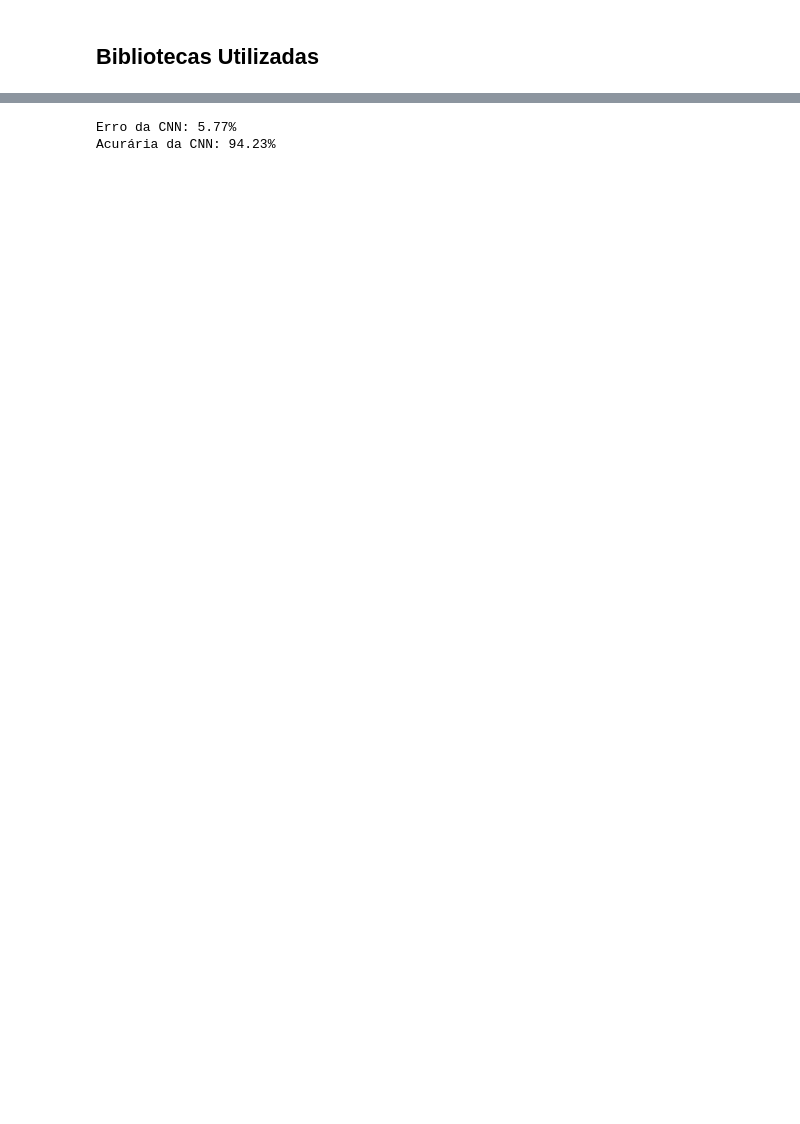
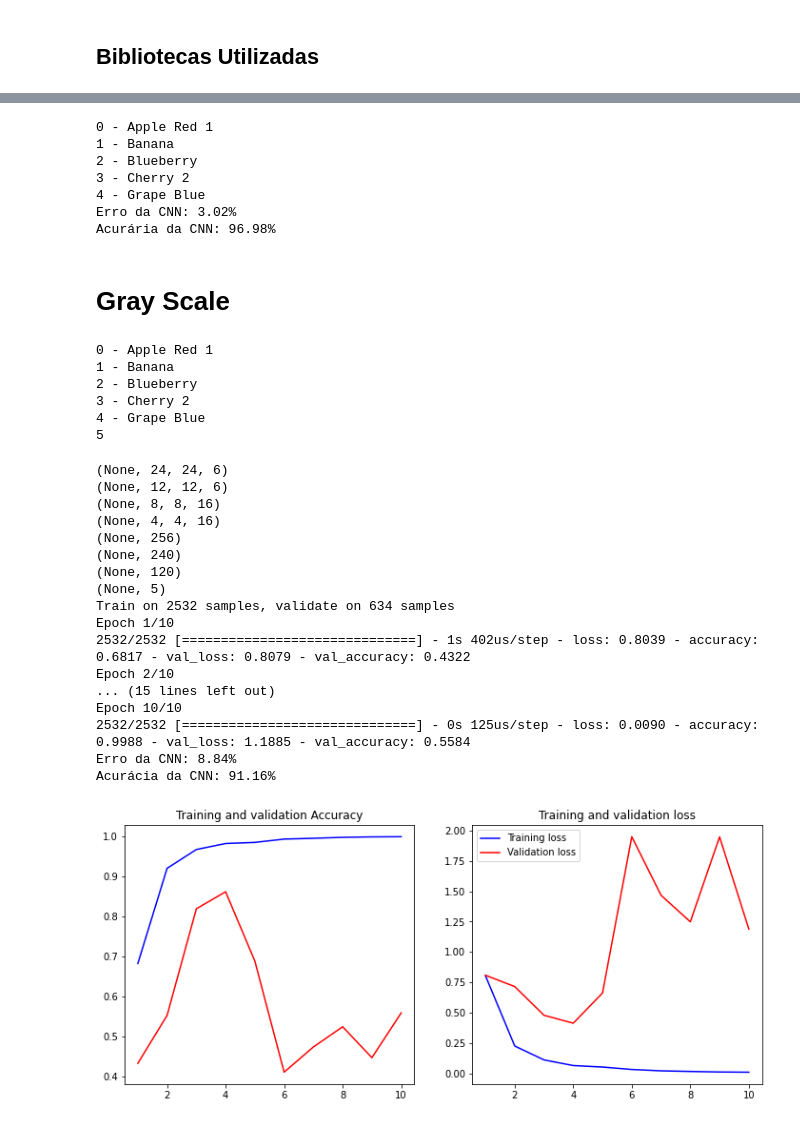
Before and after one commit to hgf777-br/trabalho-final-deep-learning, a Jupyter notebook: Roberto/Exercicio_8.1.ipynb, the cells around one changed output, grey strips where cells are left out. Saved outputs shown, nothing was run; the diff lists cells and outputs as text; code cells hidden in the pictures; blank space fills up the shorter version.

Commit message:
novos métodos
Métodos para obter grayscale e formato HSV

```diff
--- a/Roberto/Exercicio_8.1.ipynb
+++ b/Roberto/Exercicio_8.1.ipynb
@@ -29,0 +28,4 @@ Início Execução :
+# %%
+def build_grayscale_image(image):
+    image = tf.image.convert_image_dtype(image , tf.float32)
+    return tf.image.rgb_to_grayscale(image)
@@ -29,0 +55,16 @@ Início Execução :
+# %%
+def get_dados_grayscale(path, size):
+    lista_dir = os.listdir(path)
+    X = []
+    Y = []
+    for cat_fruta, fruta in enumerate(lista_dir):
+        if(cat_fruta == 10):
+            break
+        lista_img = os.listdir('{0}/{1}'.format(path, fruta))
+        print('{0} - {1}'.format(cat_fruta, fruta))
+        for img in lista_img:
+            arquivo = '{0}/{1}/{2}'.format(path, fruta, img)
+            img_fruta = build_grayscale_image(img_to_array(load_img(arquivo, target_size=(size, size))))
+            X.append(img_fruta)
+            Y.append(cat_fruta)
+    return (X, Y)
@@ -191,7 +291,61 @@ Y_test.shape
 # %%
+X_frutas, Y_frutas = get_dados(path_teste, 100)
+X_test = np.asarray(X_frutas).astype(np.float32)
+Y_test = np.asarray(Y_frutas)
+X_test = X_test.astype('float32')/255
+Y_test = to_categorical(Y_test, num_frutas)
 scores = model.evaluate(X_test, Y_test, verbose=0)
 print("Erro da CNN: %.2f%%" % (100-scores[1]*100))
 print("Acurária da CNN: %.2f%%" % (scores[1]*100))
 # %% [output]
-Erro da CNN: 5.77%
-Acurária da CNN: 94.23%
+0 - Apple Red 1
+1 - Banana
+2 - Blueberry
+3 - Cherry 2
+4 - Grape Blue
+Erro da CNN: 3.02%
+Acurária da CNN: 96.98%
+# %% [markdown]
+# Gray Scale
+# %%
+X_frutas, Y_frutas = get_dados_grayscale(path_treino, 28)
+X_train_grayscale = np.asarray(X_frutas).astype(np.float32)
+Y_train_grayscale = np.asarray(Y_frutas)
+X_train_grayscale = X_train_grayscale.astype('float32')/255
+num_frutas = len(list(set(Y_train_grayscale)))
+print(num_frutas)
+Y_train_grayscale = to_categorical(Y_train_grayscale, num_frutas)
+# %% [output]
+0 - Apple Red 1
+1 - Banana
+2 - Blueberry
+3 - Cherry 2
+4 - Grape Blue
+5
+# %%
+model = CNN_LeNet5(num_frutas,28,1)
+model.compile(loss='categorical_crossentropy', optimizer='adam', metrics=['accuracy'])
+history = model.fit(X_train_grayscale, Y_train_grayscale, validation_split = 0.2, epochs=20, batch_size=120)
+plot_history(history)
+scores = model.evaluate(X_train_grayscale, Y_train_grayscale, verbose=0)
+print("Erro da CNN: %.2f%%" % (100-scores[1]*100))
+print("Acurácia da CNN: %.2f%%" % (scores[1]*100))
+# %% [output]
+(None, 24, 24, 6)
+(None, 12, 12, 6)
+(None, 8, 8, 16)
+(None, 4, 4, 16)
+(None, 256)
+(None, 240)
+(None, 120)
+(None, 5)
+Train on 2532 samples, validate on 634 samples
+Epoch 1/10
+2532/2532 [==============================] - 1s 402us/step - loss: 0.8039 - accuracy: 0.6817 - val_loss: 0.8079 - val_accuracy: 0.4322
+Epoch 2/10
+... (15 lines left out)
+Epoch 10/10
+2532/2532 [==============================] - 0s 125us/step - loss: 0.0090 - accuracy: 0.9988 - val_loss: 1.1885 - val_accuracy: 0.5584
+Erro da CNN: 8.84%
+Acurácia da CNN: 91.16%
+[figure, added]
```
Also changed, not shown: parts of 37 cells of this notebook.
